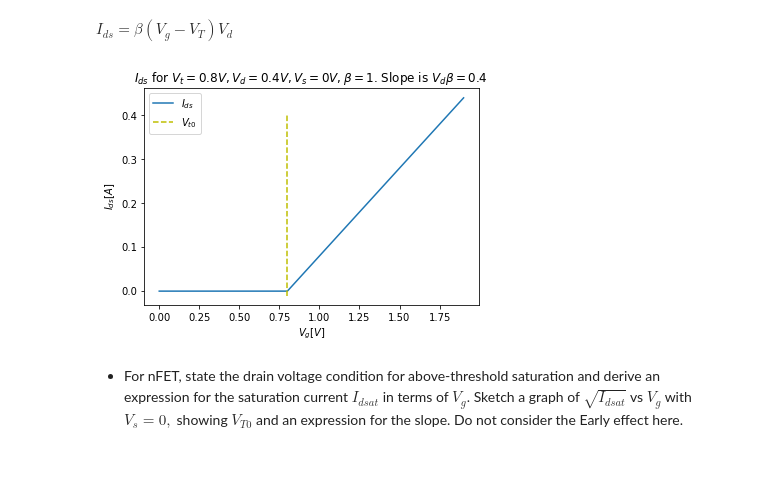
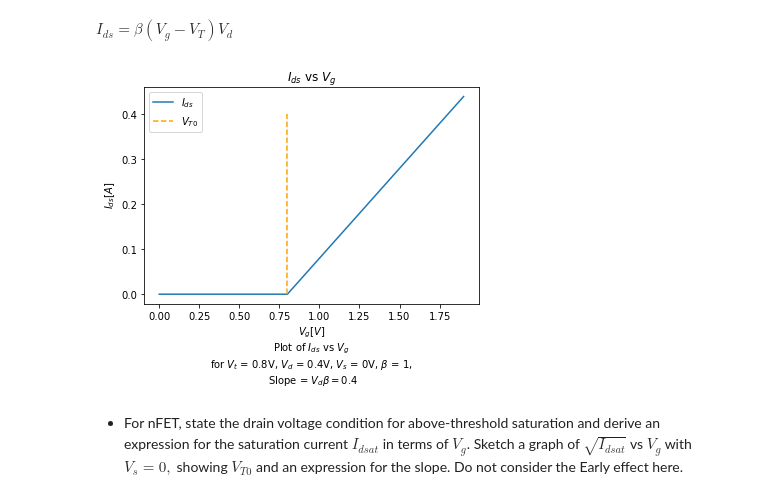
Before and after one commit to daggermaster3000/NE1, a Jupyter notebook: TP3/2022_Lab3_AboveThr_GroupNumber_FirstName_LastName.ipynb, the cells around one changed output. Saved outputs shown, nothing was run; the diff lists cells and outputs as text; code cells hidden in the pictures; blank space fills up the shorter version.

```diff
--- a/TP3/2022_Lab3_AboveThr_GroupNumber_FirstName_LastName.ipynb
+++ b/TP3/2022_Lab3_AboveThr_GroupNumber_FirstName_LastName.ipynb
@@ -114,22 +114,25 @@ $I_{ds} = \beta(V_{g}-V_{T})V_{d}$
 # %%
 import numpy as np
 import matplotlib.pyplot as plt
 v_t = 0.8
 v_s = 0
+v_d = 0.4
 beta = 1
-v_d = 0.4
 v_g = np.arange(0.0, 2, 0.1)
 i_ds = beta*(v_g - v_s - v_t)*(v_d - v_s)
-i_ds = np.array([max(id, 0) for id in i_ds])
+i_ds = np.array([max(i, 0) for i in i_ds])  #floor neagtive values
 plt.plot(v_g, i_ds, label="$I_{ds}$")
-plt.vlines(v_t, -0.01, v_d, colors="y", linestyles="dashed", label="$V_{t0}$")
-plt.xlabel("$V_g[V]$")
-plt.ylabel("$I_{ds}[A]$")
-plt.title("$I_{ds}$ for $V_t = 0.8V, V_d = 0.4V, V_s = 0V, \\beta = 1$. Slope is $V_d \\beta = 0.4$")
+plt.xlabel('''$V_g [V]$
+Plot of $I_{ds}$ vs $V_{g}$
+for $V_{t}$ = 0.8V, $V_{d}$ = 0.4V, $V_{s}$ = 0V, $\\beta$ = 1,
+ Slope = $V_{d}  \\beta = 0.4$''') #slope is from y=mx+h , m=beta*Vd
+plt.ylabel("$I_{ds} [A]$")
+plt.title("$I_{ds}$ vs $V_{g}$")
+plt.vlines(v_t, 0, v_d, linestyles="dashed", label="$V_{T0}$",color = 'orange')
 plt.legend()
 plt.show()
 # %% [output]
-[figure, old version]
+[figure, new version]
 # %% [markdown]
 - For nFET, state the drain voltage condition for above-threshold saturation and derive an expression for the saturation current $I_{dsat}$ in terms of $V_g$. Sketch a graph of $\sqrt{I_{dsat}}$ vs $V_g$ with $V_s=0,$ showing $V_{T0}$ and an expression for the slope. Do not consider the Early effect here.
 # %% [markdown]
```
Also changed, not shown: parts of 1 cell of this notebook.
